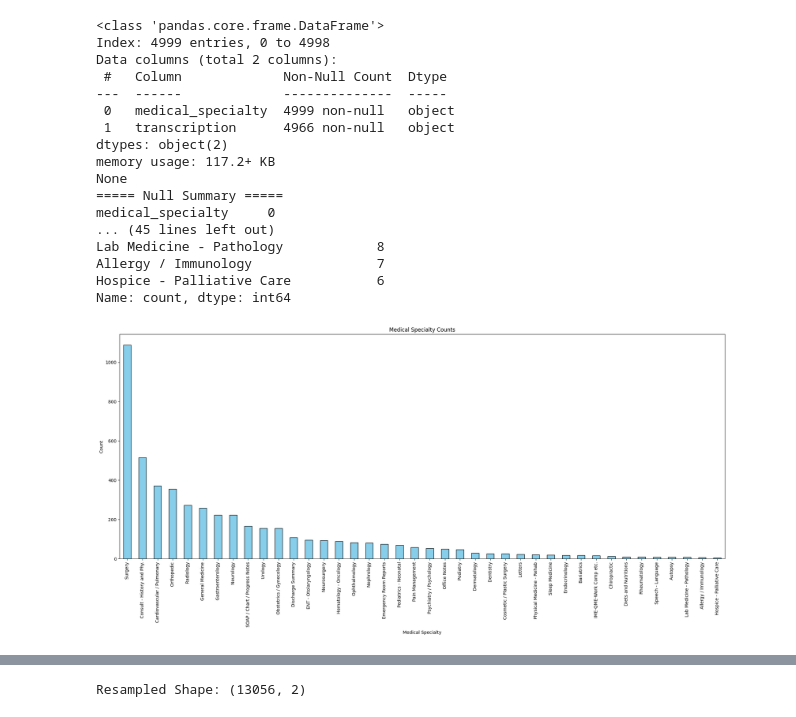
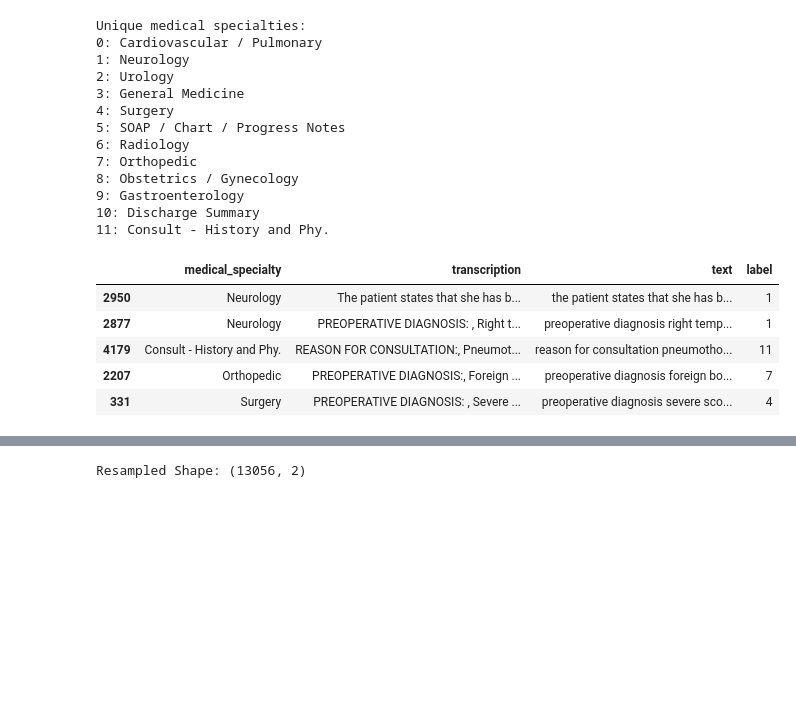
Before and after one commit to ai574-sec1-group3-summer-2025/pocs, a Jupyter notebook: speciality_classification/distilbert.ipynb, the cells around one changed output, grey strips where cells are left out. Drawn from its saved outputs; the diff is of its cells as text; code cells hidden in the pictures; blank space fills up the shorter version.

```diff
--- a/speciality_classification/distilbert.ipynb
+++ b/speciality_classification/distilbert.ipynb
@@ -34,21 +72,27 @@ df['medical_specialty'] = df['medical_specialty'].str.strip()
 # %%
-df['text'] = df['transcription'].map(utils.clean_text)
+df['label'], uniques = pd.factorize(df["medical_specialty"])
+print("Unique medical specialties:")
+for i, label in enumerate(uniques):
+    print(f"{i}: {label}")
+
+df.sample(5, random_state=42)
 # %% [output]
-<class 'pandas.core.frame.DataFrame'>
-Index: 4999 entries, 0 to 4998
-Data columns (total 2 columns):
- #   Column             Non-Null Count  Dtype
----  ------             --------------  -----
- 0   medical_specialty  4999 non-null   object
- 1   transcription      4966 non-null   object
-dtypes: object(2)
-memory usage: 117.2+ KB
-None
-===== Null Summary =====
-medical_specialty     0
-... (45 lines left out)
-Lab Medicine - Pathology            8
-Allergy / Immunology                7
-Hospice - Palliative Care           6
-Name: count, dtype: int64
+Unique medical specialties:
+0: Cardiovascular / Pulmonary
+1: Neurology
+2: Urology
+3: General Medicine
+4: Surgery
+5: SOAP / Chart / Progress Notes
+6: Radiology
+7: Orthopedic
+8: Obstetrics / Gynecology
+9: Gastroenterology
+10: Discharge Summary
+11: Consult - History and Phy.
-[figure, removed]
+|  | medical_specialty | transcription | text | label |
+| 2950 | Neurology | The patient states that she has b... | the patient states that she has b... | 1 |
+| 2877 | Neurology | PREOPERATIVE DIAGNOSIS: , Right t... | preoperative diagnosis right temp... | 1 |
+| 4179 | Consult - History and Phy. | REASON FOR CONSULTATION:, Pneumot... | reason for consultation pneumotho... | 11 |
+| 2207 | Orthopedic | PREOPERATIVE DIAGNOSIS:, Foreign ... | preoperative diagnosis foreign bo... | 7 |
+| 331 | Surgery | PREOPERATIVE DIAGNOSIS: , Severe ... | preoperative diagnosis severe sco... | 4 |
```
Also changed, not shown: parts of 17 cells of this notebook.
